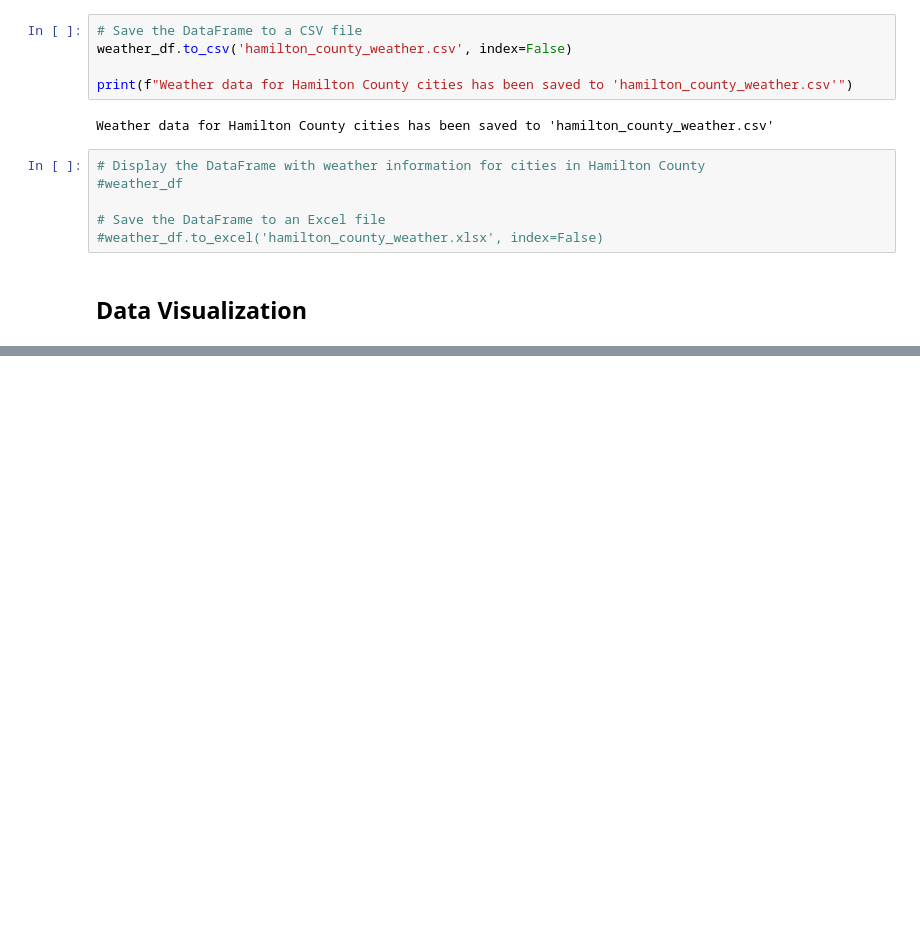
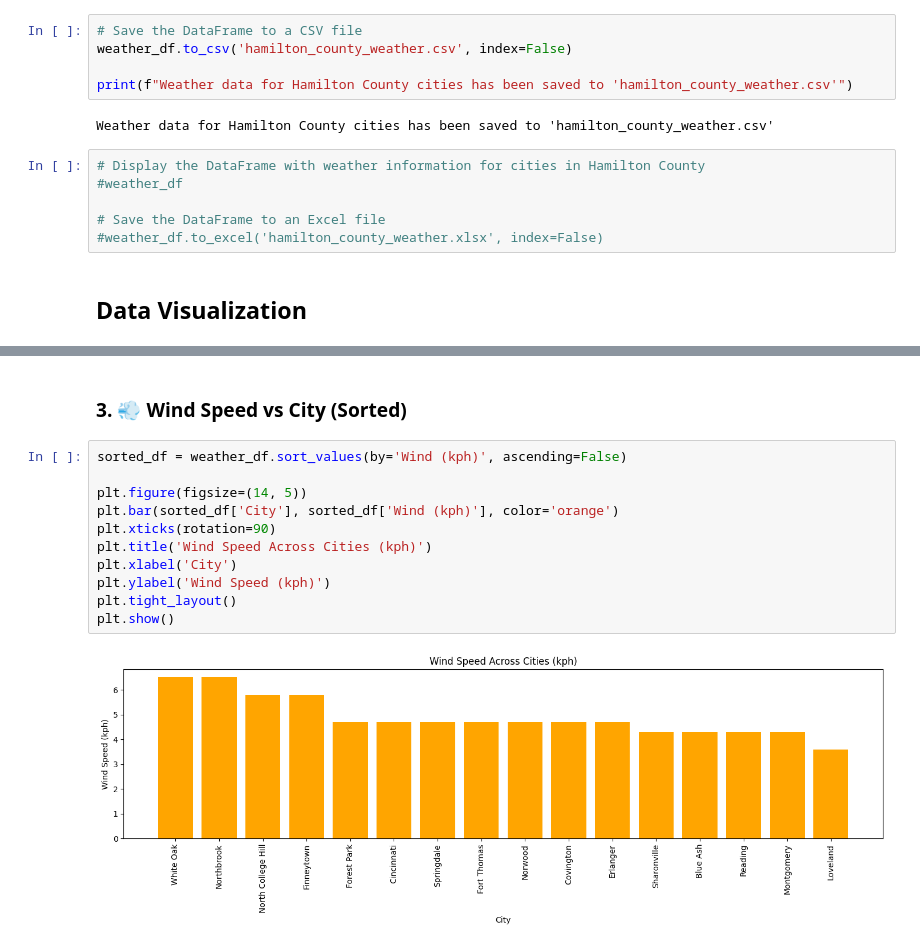
Before and after one commit to Sahiladevi/Learning_To_Plot, a Jupyter notebook: retrieve_data_using_API.ipynb, the cells around one changed output, grey strips where cells are left out. Saved outputs shown, nothing was run; the diff lists cells and outputs as text; blank space fills up the shorter version.

```diff
--- a/retrieve_data_using_API.ipynb
+++ b/retrieve_data_using_API.ipynb
@@ -149,0 +191,15 @@ plt.show()
+# %% [markdown]
+### 3. 💨 Wind Speed vs City (Sorted)
+# %%
+sorted_df = weather_df.sort_values(by='Wind (kph)', ascending=False)
+
+plt.figure(figsize=(14, 5))
+plt.bar(sorted_df['City'], sorted_df['Wind (kph)'], color='orange')
+plt.xticks(rotation=90)
+plt.title('Wind Speed Across Cities (kph)')
+plt.xlabel('City')
+plt.ylabel('Wind Speed (kph)')
+plt.tight_layout()
+plt.show()
+# %% [output]
+[figure, added]
```
Also changed, not shown: parts of 18 cells of this notebook.
